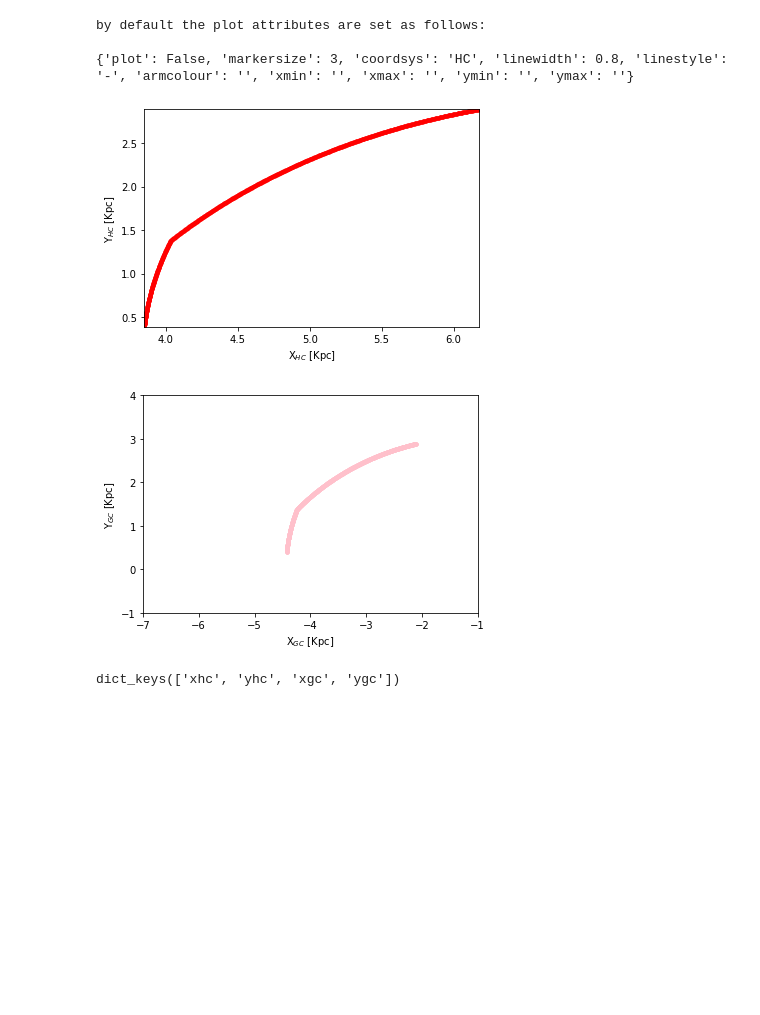
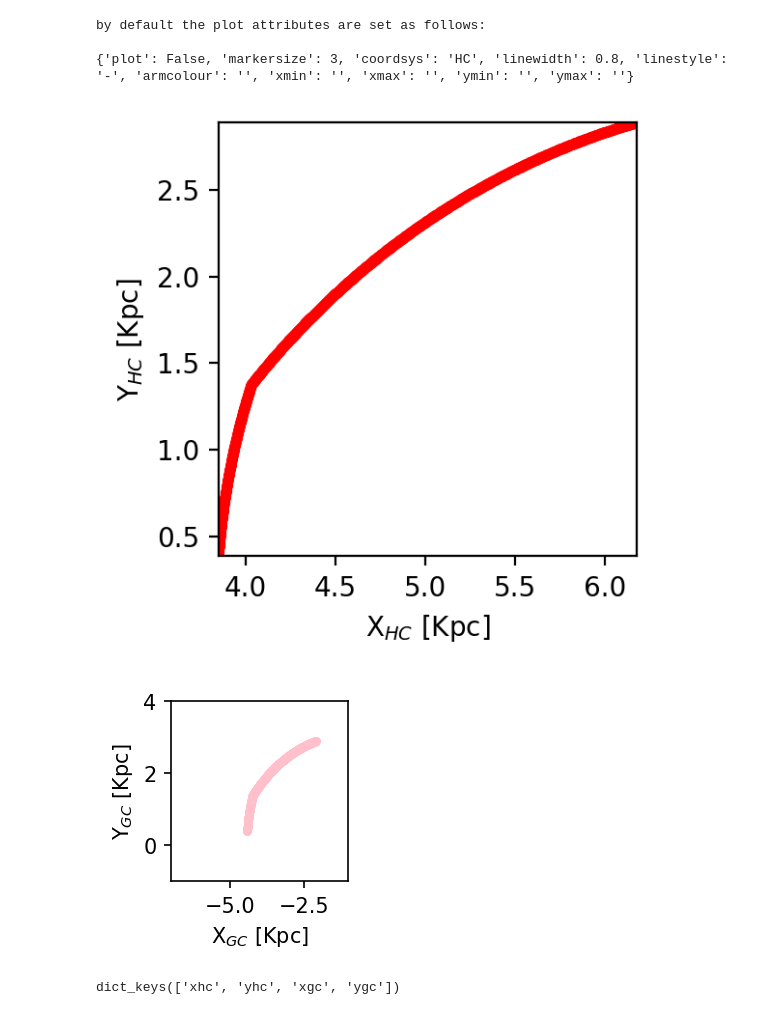
Before and after one commit to Abhaypru/SpiralMap, a Jupyter notebook: plotspirals_demo.ipynb, the cells around one changed output. Saved outputs shown, nothing was run; the diff lists cells and outputs as text; code cells hidden in the pictures; blank space fills up the shorter version.

```diff
--- a/plotspirals_demo.ipynb
+++ b/plotspirals_demo.ipynb
@@ -48,16 +49,25 @@ by default the plot attributes are set as follows:
 {'plot': False, 'markersize': 3, 'coordsys': 'HC', 'linewidth': 0.8, 'linestyle': '-', 'armcolour': '', 'xmin': '', 'xmax': '', 'ymin': '', 'ymax': ''}
 # %%
 # let's plot the Norma arm in the Reid_2019 model using default parameters:
+
+plt.figure(figsize=(3,3),dpi=200)
+
 plotattrs = {'plot':True,'coordsys':'HC'}
 spirals.readout(plotattrs,model='Reid_2019',arm='Norma')
+
+plt.tight_layout()
 # %% [output]
-[figure, old version]
+[figure, new version]
 # %%
 # now let's plot this in the Galactocentric frame, with the xy limits set, and with a colour of our choice instead
+
+plt.figure(figsize=(2,2),dpi=150)
 plotattrs = {'plot':True,'coordsys':'GC','xmin':-7,'xmax':-1,'ymin':-1,'ymax':4,'armcolour':'pink'}
 spirals.readout(plotattrs,model='Reid_2019',arm='Norma')
+
+plt.tight_layout()
 # %% [output]
-[figure, old version]
+[figure, new version]
 # %%
 # The coordinates in both heliocentric and galactocentric frame are provided in spirals.dout :
 
```
Also changed, not shown: parts of 2 cells of this notebook, 3 other files.
